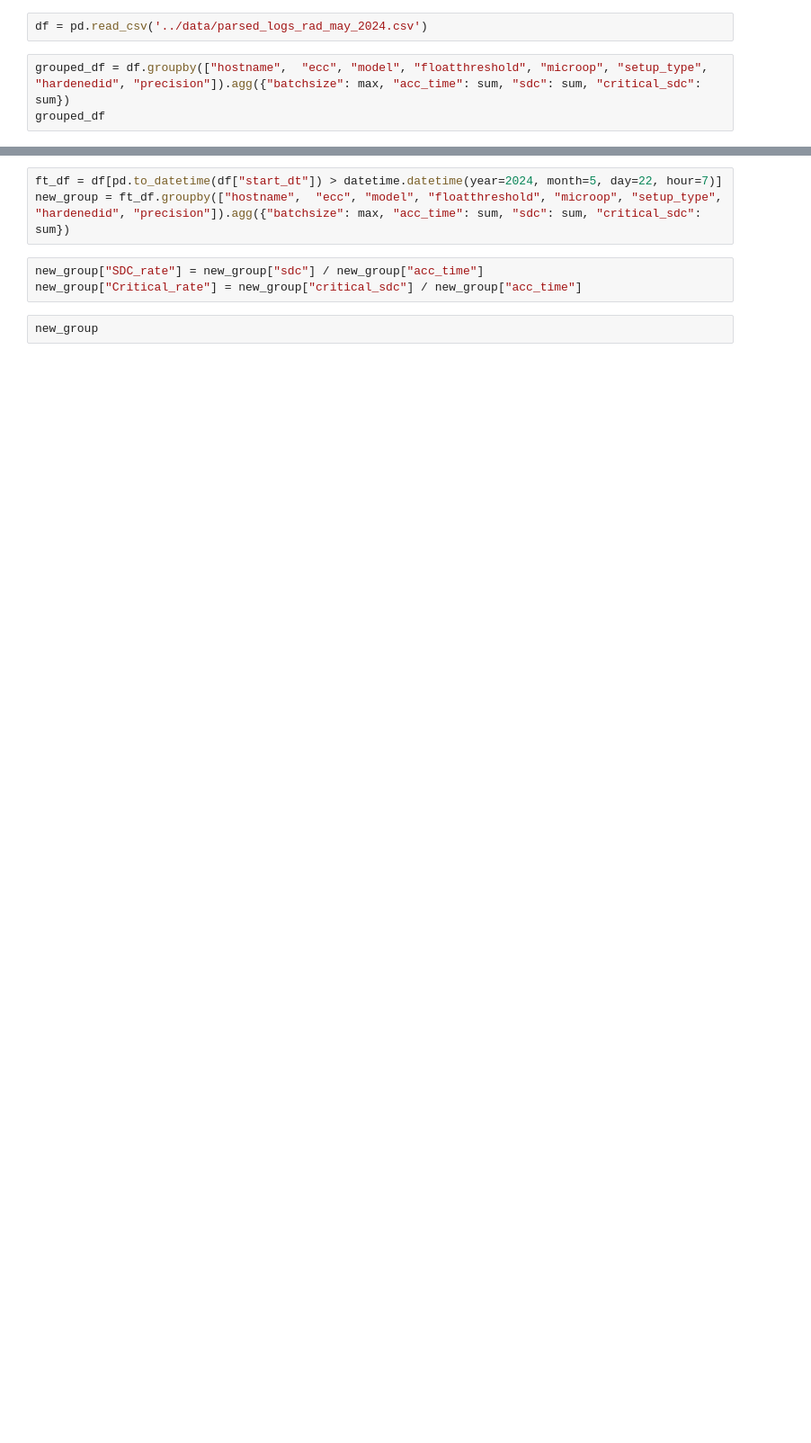
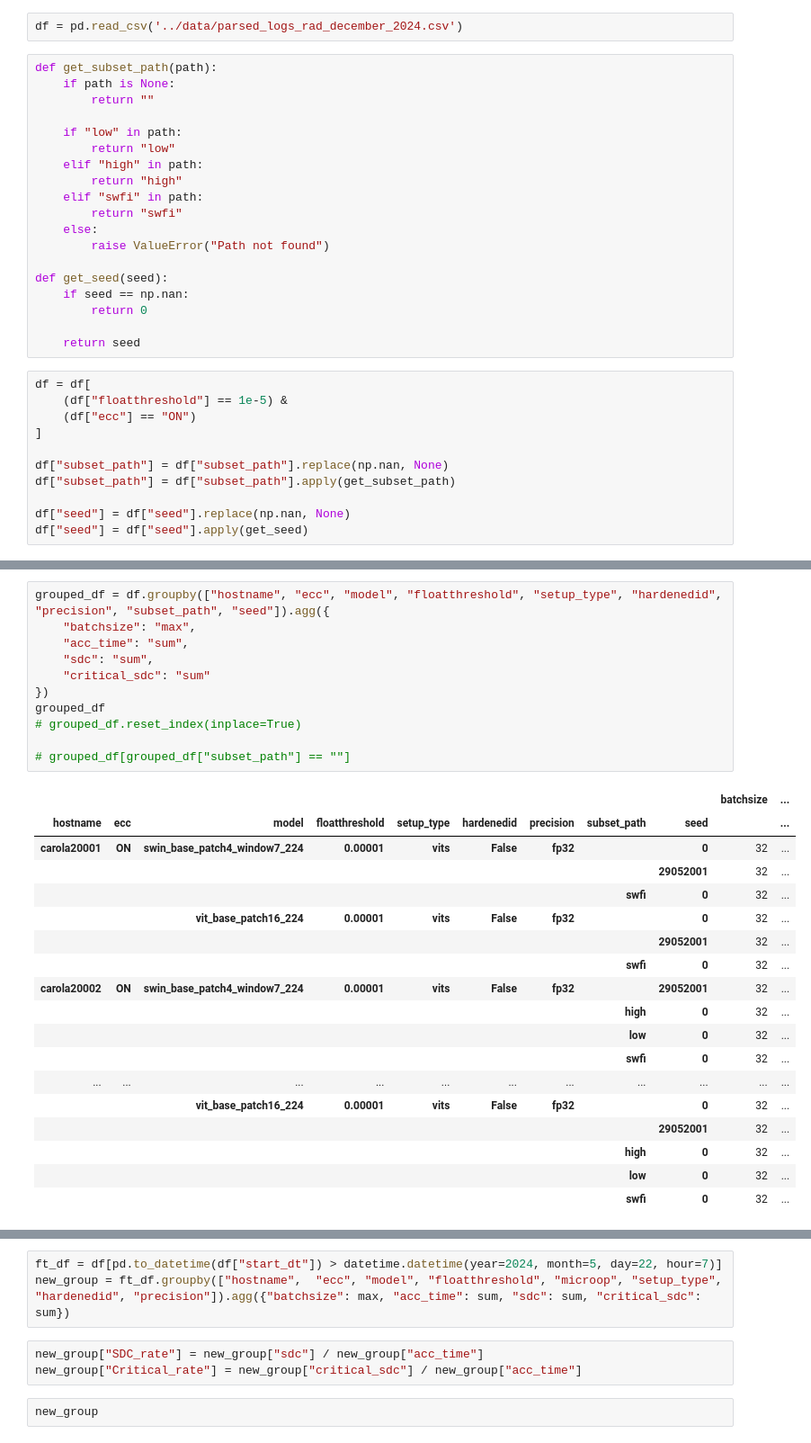
Before and after one commit to diehardnet/vitsreliability, a Jupyter notebook: parsers/show_rad_experiments_partial_results.ipynb, the cells around one changed output, grey strips where cells are left out. Shown: that part at 90% size. Cells and saved outputs as stored; diff of their text form; blank space fills up the shorter version.

```diff
--- a/parsers/show_rad_experiments_partial_results.ipynb
+++ b/parsers/show_rad_experiments_partial_results.ipynb
@@ -4,5 +5,32 @@ import datetime
 # %%
-df = pd.read_csv('../data/parsed_logs_rad_may_2024.csv')
+df = pd.read_csv('../data/parsed_logs_rad_december_2024.csv')
+# %%
+def get_subset_path(path):
+    if path is None:
+        return ""
+
+    if "low" in path:
+        return "low"
+    elif "high" in path:
+        return "high"
+    elif "swfi" in path:
+        return "swfi"
+    else:
+        raise ValueError("Path not found")
+
+def get_seed(seed):
+    if seed == np.nan:
+        return 0
+
+    return seed
 # %%
-grouped_df = df.groupby(["hostname",  "ecc", "model", "floatthreshold", "microop", "setup_type", "hardenedid", "precision"]).agg({"batchsize": max, "acc_time": sum, "sdc": sum, "critical_sdc": sum})
-grouped_df
+df = df[
+    (df["floatthreshold"] == 1e-5) &
+    (df["ecc"] == "ON")
+]
+
+df["subset_path"] = df["subset_path"].replace(np.nan, None)
+df["subset_path"] = df["subset_path"].apply(get_subset_path)
+
+df["seed"] = df["seed"].replace(np.nan, None)
+df["seed"] = df["seed"].apply(get_seed)
@@ -28,3 +37,33 @@ grouped_df
+# %%
+grouped_df = df.groupby(["hostname", "ecc", "model", "floatthreshold", "setup_type", "hardenedid", "precision", "subset_path", "seed"]).agg({
+    "batchsize": "max",
+    "acc_time": "sum",
+    "sdc": "sum",
+    "critical_sdc": "sum"
+})
+grouped_df
+# grouped_df.reset_index(inplace=True)
+
+# grouped_df[grouped_df["subset_path"] == ""]
+# %% [output]
+|  |  |  |  |  |  |  |  |  | batchsize | ... |
+| hostname | ecc | model | floatthreshold | setup_type | hardenedid | precision | subset_path | seed |  | ... |
+| carola20001 | ON | swin_base_patch4_window7_224 | 0.00001 | vits | False | fp32 |  | 0 | 32 | ... |
+|  |  |  |  |  |  |  |  | 29052001 | 32 | ... |
+|  |  |  |  |  |  |  | swfi | 0 | 32 | ... |
+|  |  | vit_base_patch16_224 | 0.00001 | vits | False | fp32 |  | 0 | 32 | ... |
+|  |  |  |  |  |  |  |  | 29052001 | 32 | ... |
+|  |  |  |  |  |  |  | swfi | 0 | 32 | ... |
+| carola20002 | ON | swin_base_patch4_window7_224 | 0.00001 | vits | False | fp32 |  | 29052001 | 32 | ... |
+|  |  |  |  |  |  |  | high | 0 | 32 | ... |
+|  |  |  |  |  |  |  | low | 0 | 32 | ... |
+|  |  |  |  |  |  |  | swfi | 0 | 32 | ... |
+| ... | ... | ... | ... | ... | ... | ... | ... | ... | ... | ... |
+|  |  | vit_base_patch16_224 | 0.00001 | vits | False | fp32 |  | 0 | 32 | ... |
+|  |  |  |  |  |  |  |  | 29052001 | 32 | ... |
+|  |  |  |  |  |  |  | high | 0 | 32 | ... |
+|  |  |  |  |  |  |  | low | 0 | 32 | ... |
+|  |  |  |  |  |  |  | swfi | 0 | 32 | ... |
 # %%
 grouped_df["SDC_rate"] = grouped_df["sdc"] / grouped_df["acc_time"]
 grouped_df["Critical_rate"] = grouped_df["critical_sdc"] / grouped_df["acc_time"]
```
Also changed, not shown: parts of 5 cells of this notebook, 2 other files.
